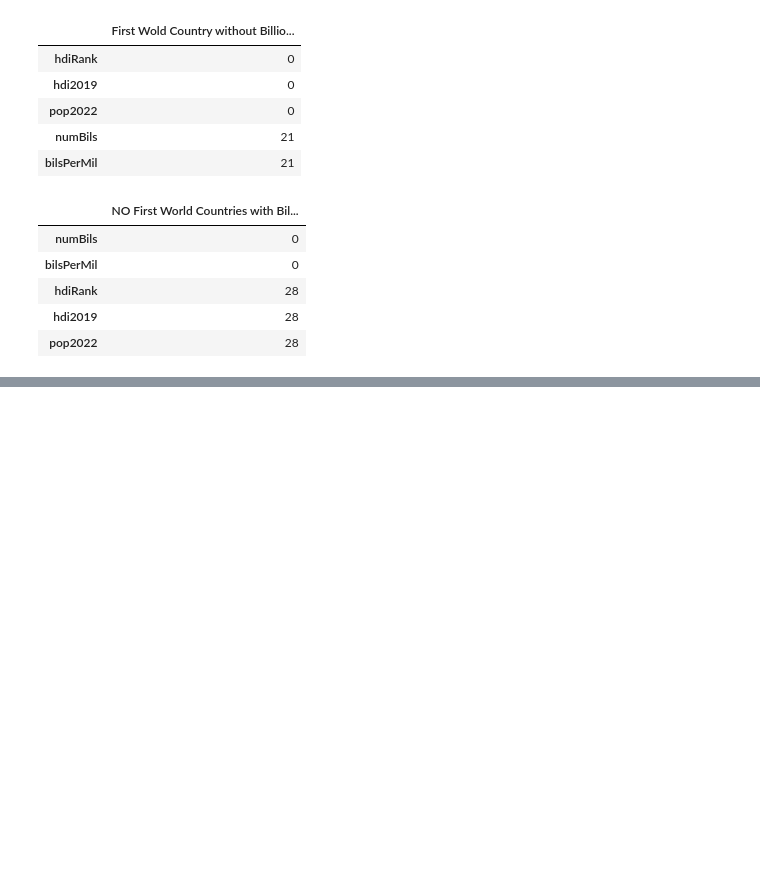
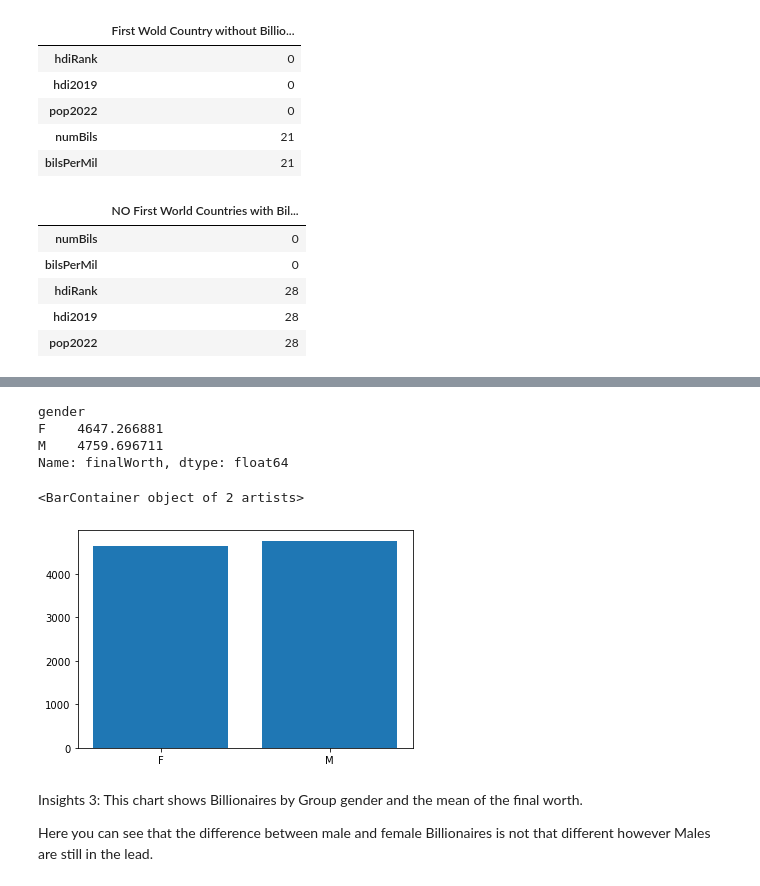
Before and after one commit to Audkaur/UCDPA_AudreyKoussou, a Jupyter notebook: UCDPA_AudreyKoussou.ipynb, the cells around one changed output, grey strips where cells are left out. Drawn from its saved outputs; the diff is of its cells as text; code cells hidden in the pictures; blank space fills up the shorter version.

```diff
--- a/UCDPA_AudreyKoussou.ipynb
+++ b/UCDPA_AudreyKoussou.ipynb
@@ -454,0 +599,16 @@ NOFWC_Billionaires
+# %%
+grp_FWG
+# %% [output]
+gender
+F    4647.266881
+M    4759.696711
+Name: finalWorth, dtype: float64
+# %%
+plt.bar(grp_FWG.index, grp_FWG.values)
+# %% [output]
+<BarContainer object of 2 artists>
+[figure, added]
+# %% [markdown]
+Insights 3: This chart shows Billionaires by Group gender and the mean of the final worth.
+
+Here you can see that the difference between male and female Billionaires is not that different however Males are still in the lead.
```
Also changed, not shown: parts of 32 cells of this notebook.
